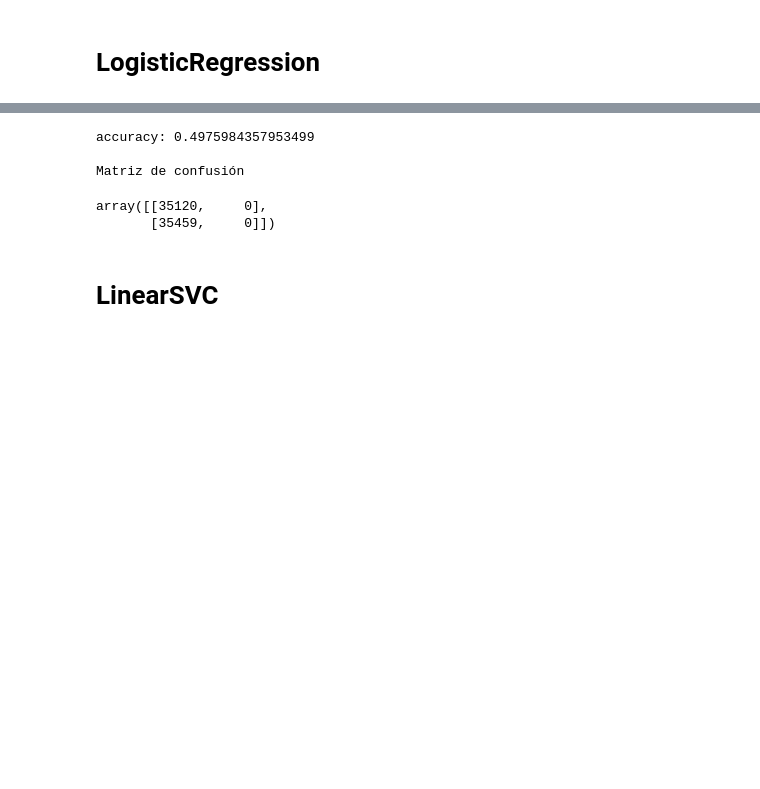
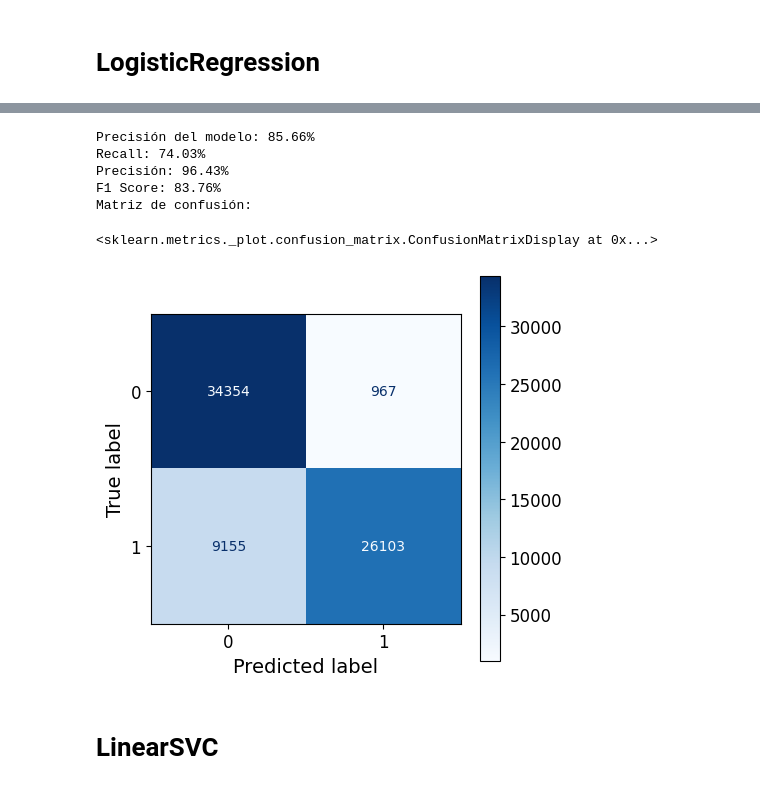
Before and after one commit to fferni01/TFM_Fernando, a Jupyter notebook: ML/clasificacion.ipynb, the cells around one changed output, grey strips where cells are left out. Drawn from its saved outputs; the diff is of its cells as text; code cells hidden in the pictures; blank space fills up the shorter version.

```diff
--- a/ML/clasificacion.ipynb
+++ b/ML/clasificacion.ipynb
@@ -163,24 +354,44 @@ array([[35116,     4],
 # %%
-model = LogisticRegression()
+model = LogisticRegression(max_iter=1000)
 # Se entrena el modelo con los datos de entrenamiento
 model.fit(X_train, y_train)
+
 # Se hacen predicciones con los datos de prueba
-y_pred = model.predict(X_test)
+predictions = model.predict(X_test)
+
+# Se imprime el reporte de clasificación
+#print(classification_report(y_test, predictions))
+
 # Se calcula la precisión del modelo
-accuracy = accuracy_score(y_test, y_pred)
+accuracy = accuracy_score(y_test, predictions)
+print('Precisión del modelo: {:.2f}%'.format(accuracy * 100))
+# Recall
+recall = recall_score(y_test, predictions)
+print('Recall: {:.2f}%'.format(recall * 100))
+# Precisión
+precision = precision_score(y_test, predictions)
+print('Precisión: {:.2f}%'.format(precision * 100))
+# F1 Score
+f1 = f1_score(y_test, predictions)
+print('F1 Score: {:.2f}%'.format(f1 * 100))
 
-print("accuracy: " + str(accuracy)+"\n")
-print("Matriz de confusión")
+print("Matriz de confusión:")
 
-# Se muestra la matriz de confusión utilizando la función confusion_matrix() de scikit-learn
-# que toma como argumentos los valores verdaderos y las predicciones del modelo
+# Se imprime la matriz de confusión
+cm = confusion_matrix(y_test, predictions)
+#cm = cm.astype('float') / cm.sum(axis=1)[:, np.newaxis]
+cmd = ConfusionMatrixDisplay(confusion_matrix=cm, display_labels=model.classes_)
 
-confusion_matrix(y_test, y_pred)
+# Dibuja la matriz de confusión
+fig, ax = plt.subplots(figsize=(5, 5))
+cmd.plot(ax=ax, cmap=plt.cm.Blues)
 # %% [output]
-accuracy: 0.4975984357953499
-
-Matriz de confusión
+Precisión del modelo: 85.66%
+Recall: 74.03%
+Precisión: 96.43%
+F1 Score: 83.76%
+Matriz de confusión:
-array([[35120,     0],
-       [35459,     0]])
+<sklearn.metrics._plot.confusion_matrix.ConfusionMatrixDisplay at 0x...>
+[figure, added]
 # %% [markdown]
 # LinearSVC
```
Also changed, not shown: parts of 24 cells of this notebook, 6 other files.
